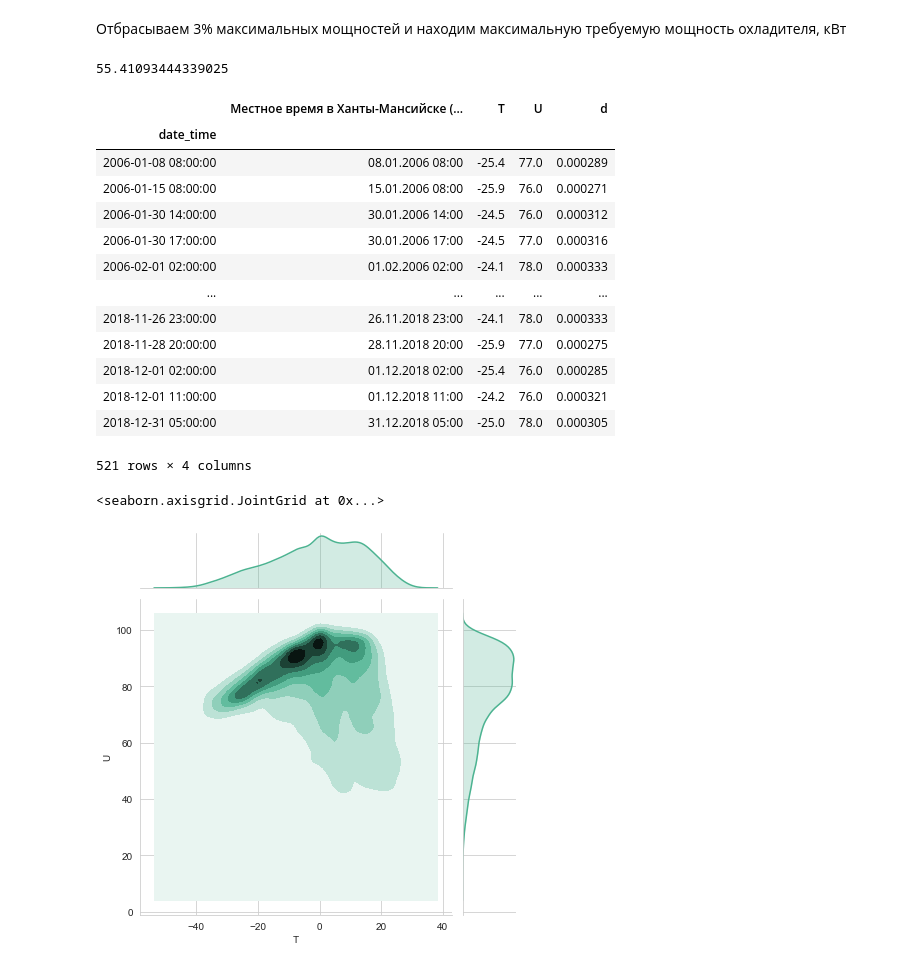
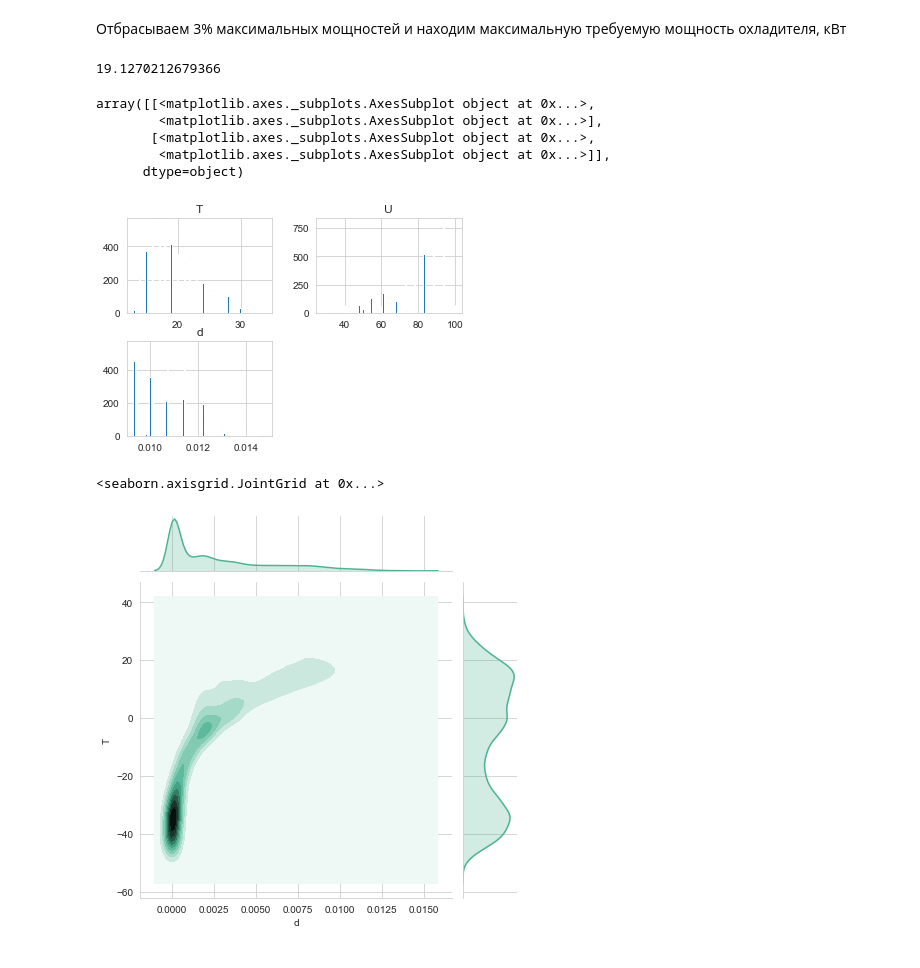
Before and after one commit to AndreyEroshkin/climate, a Jupyter notebook: humid-t-hmao.ipynb, the cells around one changed output. Drawn from its saved outputs; the diff is of its cells as text; code cells hidden in the pictures.

```diff
--- a/humid-t-hmao.ipynb
+++ b/humid-t-hmao.ipynb
@@ -14,7 +14,8 @@ from plot_id import *
 plt.rcParams["font.family"] = "Liberation Sans"
 # %%
 path='~/Documents/greenair/python/climate/data/'
-file='Ханты-Мансийск.xlsx'
+#file='Ханты-Мансийск.xlsx'
+file='Якутск.xlsx'
 df = pd.read_excel(path+file, skiprows = 6)
 title = re.sub('Местное время', 'Погода',df.columns[0])
 # %%
@@ -168,7 +169,8 @@ title = re.sub('Местное время', 'Погода',df.columns[0])
 # %%
 t_target  = 21 #degC
 rh_target = 60 #%
-l_nom     = 11000 #m3/h
+l_nom     = 2800 #m3/h
 ro        = 1.2 #kg/m3
 d_drying = HAPropsSI('W','T',t_target+273.15,'P',101325,'R',rh_target/100)
 h_drying = HAPropsSI('H','W',d_drying,'P',101325,'R',98/100)/1000
+print(f'Требуемая абсолютная влажность {d_drying} кг/кг')
@@ -176,6 +180,11 @@ h_drying = HAPropsSI('H','W',d_drying,'P',101325,'R',98/100)/1000
 df.loc[:,'Mode']='Нагрев'
 df.loc[(df['T']>17),'Mode']='Охлаждение нерабочее'
 df.loc[(df['hour']>8)&(df['hour']<19)&(df['T']>17),'Mode']='Охлаждение рабочее'
+# %%
+df.loc[:,'Mode']='Нагрев'
+df.loc[(df['d']>=d_drying),'Mode']='Осушение'
+df.loc[(df['d']<d_drying)&(df['T']>17),'Mode']='Охлаждение нерабочее'
+df.loc[(df['d']<d_drying)&(df['hour']>8)&(df['hour']<19)&(df['T']>17),'Mode']='Охлаждение рабочее'
 # %%
 fig, ax = plt.subplots()
 fig.set_size_inches(18.5, 10.5)
@@ -262,27 +271,19 @@ df.loc[df['Mode'] == 'Осушение','cooling_dry_cap'].hist()
 dryig_periods = df.loc[df['Mode'] == 'Осушение','cooling_dry_cap'].count()
 df.loc[df['Mode'] == 'Осушение','cooling_dry_cap'].nlargest(int(dryig_periods*0.03), keep='all').min()
 # %% [output]
-55.41093444339025
+19.1270212679366
 # %%
-df.loc[(df['U']>75) & (df['T']>-26)& (df['T']<-24),[df.columns[0],'T','U','d']]
+df.loc[(df['d']>0.00933) ,[df.columns[0],'T','U','d']].hist(bins=100)
 # %% [output]
-|  | Местное время в Ханты-Мансийске (... | T | U | d |
-| date_time |  |  |  |  |
-| 2006-01-08 08:00:00 | 08.01.2006 08:00 | -25.4 | 77.0 | 0.000289 |
-| 2006-01-15 08:00:00 | 15.01.2006 08:00 | -25.9 | 76.0 | 0.000271 |
-| 2006-01-30 14:00:00 | 30.01.2006 14:00 | -24.5 | 76.0 | 0.000312 |
-| 2006-01-30 17:00:00 | 30.01.2006 17:00 | -24.5 | 77.0 | 0.000316 |
-| 2006-02-01 02:00:00 | 01.02.2006 02:00 | -24.1 | 78.0 | 0.000333 |
-| ... | ... | ... | ... | ... |
-| 2018-11-26 23:00:00 | 26.11.2018 23:00 | -24.1 | 78.0 | 0.000333 |
-| 2018-11-28 20:00:00 | 28.11.2018 20:00 | -25.9 | 77.0 | 0.000275 |
-| 2018-12-01 02:00:00 | 01.12.2018 02:00 | -25.4 | 76.0 | 0.000285 |
-| 2018-12-01 11:00:00 | 01.12.2018 11:00 | -24.2 | 76.0 | 0.000321 |
-| 2018-12-31 05:00:00 | 31.12.2018 05:00 | -25.0 | 78.0 | 0.000305 |
-521 rows × 4 columns
+array([[<matplotlib.axes._subplots.AxesSubplot object at 0x...>,
+        <matplotlib.axes._subplots.AxesSubplot object at 0x...>],
+       [<matplotlib.axes._subplots.AxesSubplot object at 0x...>,
+        <matplotlib.axes._subplots.AxesSubplot object at 0x...>]],
+      dtype=object)
+[figure, added]
 # %%
 sns.set_style('whitegrid')
-sns.jointplot(x='T', y='U', data=df, kind="kde", color="#4CB391")
+sns.jointplot(x='d', y='T', data=df, kind="kde", color="#4CB391")
 # %% [output]
 <seaborn.axisgrid.JointGrid at 0x...>
-[figure, old version]
+[figure, new version]
```
Also changed, not shown: parts of 12 cells of this notebook, 1 other file.
